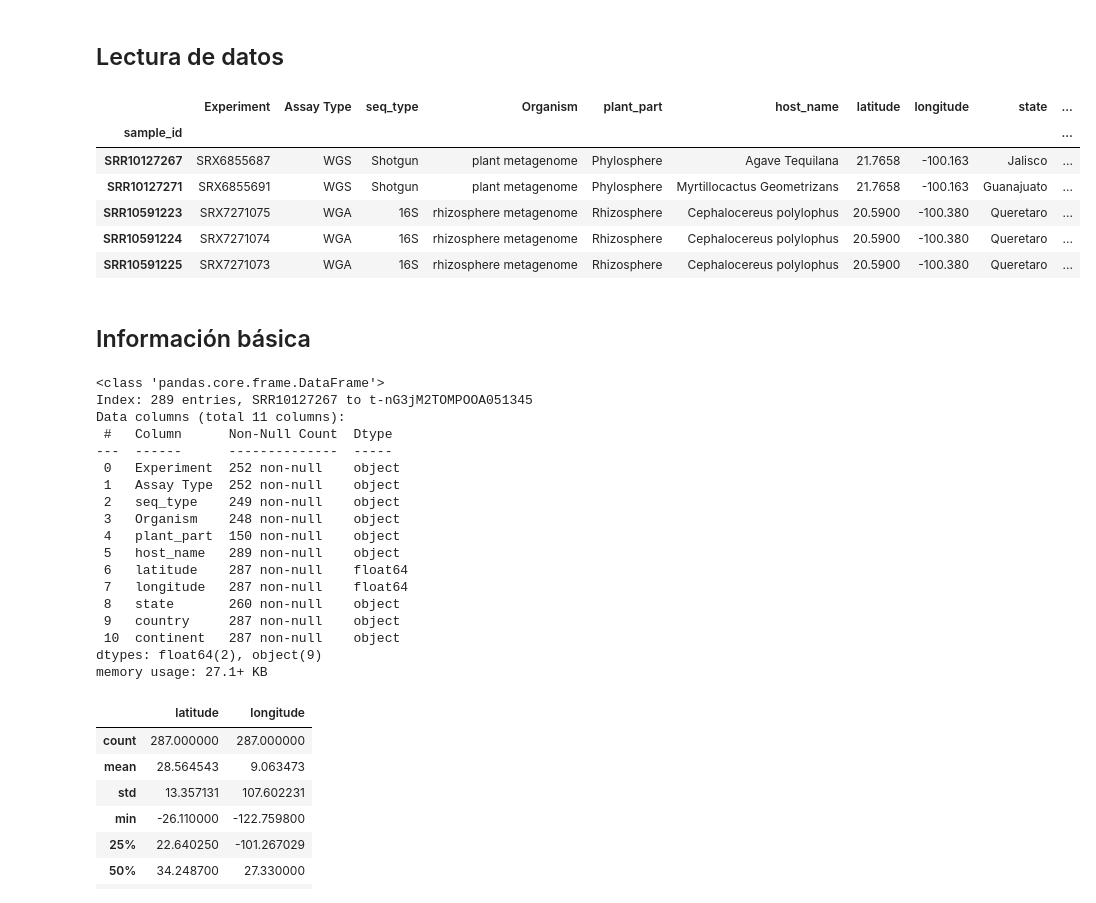
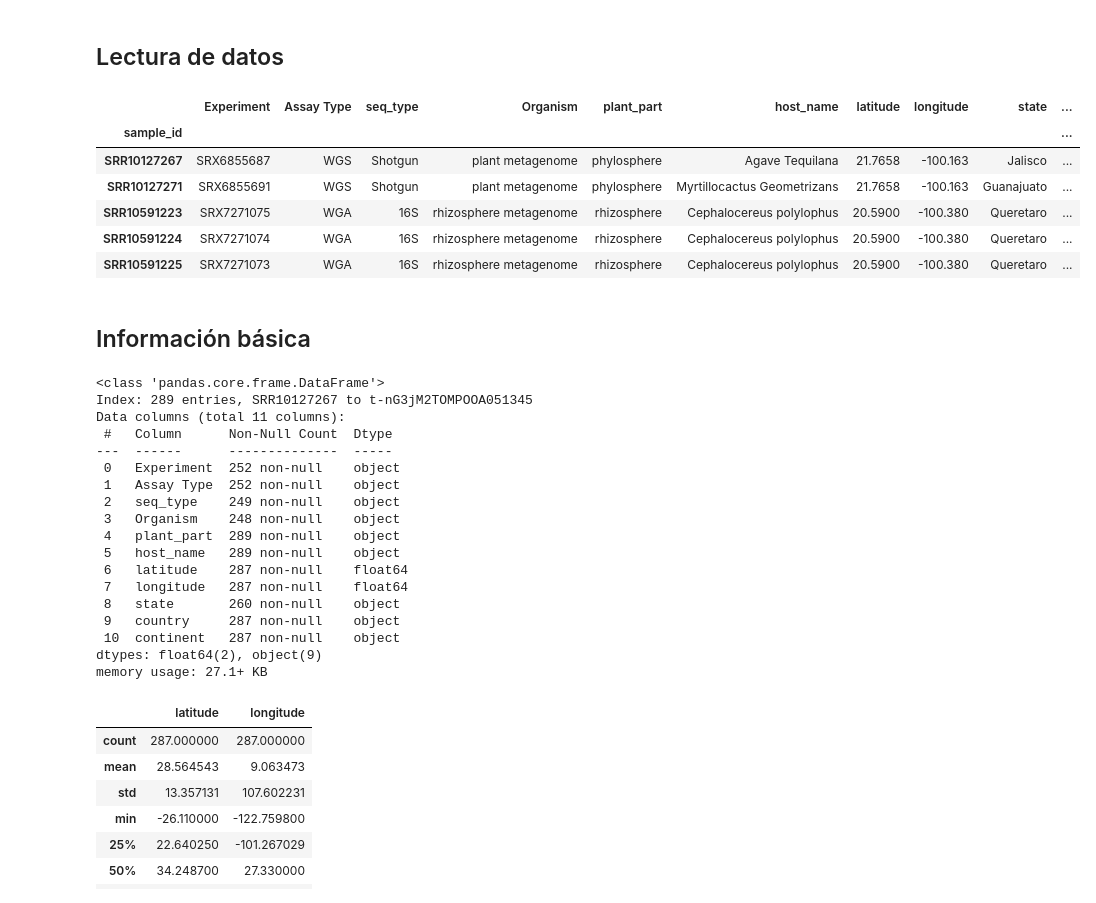
Before and after one commit to tipicanerd/RizosferaMexicana, a Jupyter notebook: AnalisisMetadata.ipynb, the cells around one changed output. Cells and saved outputs as stored; diff of their text form; code cells hidden in the pictures.

```diff
--- a/AnalisisMetadata.ipynb
+++ b/AnalisisMetadata.ipynb
@@ -18,15 +18,16 @@ from sklearn.decomposition import PCA
 data_path = "./data"
 # %%
 metadata = pd.read_csv(f"{data_path}/metadata_agave_clavi_solena - metadata.csv", index_col="sample_id")
+metadata["plant_part"] = metadata["plant_part"].apply(lambda x: str(x).lower())
 metadata.head()
 # %% [output]
 |  | Experiment | Assay Type | seq_type | Organism | plant_part | host_name | latitude | longitude | state | ... |
 | sample_id |  |  |  |  |  |  |  |  |  | ... |
-| SRR10127267 | SRX6855687 | WGS | Shotgun | plant metagenome | Phylosphere | Agave Tequilana | 21.7658 | -100.163 | Jalisco | ... |
-| SRR10127271 | SRX6855691 | WGS | Shotgun | plant metagenome | Phylosphere | Myrtillocactus Geometrizans | 21.7658 | -100.163 | Guanajuato | ... |
-| SRR10591223 | SRX7271075 | WGA | 16S | rhizosphere metagenome | Rhizosphere | Cephalocereus polylophus | 20.5900 | -100.380 | Queretaro | ... |
-| SRR10591224 | SRX7271074 | WGA | 16S | rhizosphere metagenome | Rhizosphere | Cephalocereus polylophus | 20.5900 | -100.380 | Queretaro | ... |
-| SRR10591225 | SRX7271073 | WGA | 16S | rhizosphere metagenome | Rhizosphere | Cephalocereus polylophus | 20.5900 | -100.380 | Queretaro | ... |
+| SRR10127267 | SRX6855687 | WGS | Shotgun | plant metagenome | phylosphere | Agave Tequilana | 21.7658 | -100.163 | Jalisco | ... |
+| SRR10127271 | SRX6855691 | WGS | Shotgun | plant metagenome | phylosphere | Myrtillocactus Geometrizans | 21.7658 | -100.163 | Guanajuato | ... |
+| SRR10591223 | SRX7271075 | WGA | 16S | rhizosphere metagenome | rhizosphere | Cephalocereus polylophus | 20.5900 | -100.380 | Queretaro | ... |
+| SRR10591224 | SRX7271074 | WGA | 16S | rhizosphere metagenome | rhizosphere | Cephalocereus polylophus | 20.5900 | -100.380 | Queretaro | ... |
+| SRR10591225 | SRX7271073 | WGA | 16S | rhizosphere metagenome | rhizosphere | Cephalocereus polylophus | 20.5900 | -100.380 | Queretaro | ... |
 # %% [markdown]
 ## Información básica
 # %%
@@ -41,7 +42,7 @@ Data columns (total 11 columns):
  1   Assay Type  252 non-null    object
  2   seq_type    249 non-null    object
  3   Organism    248 non-null    object
- 4   plant_part  150 non-null    object
+ 4   plant_part  289 non-null    object
  5   host_name   289 non-null    object
  6   latitude    287 non-null    float64
  7   longitude   287 non-null    float64
```
Also changed, not shown: parts of 15 cells of this notebook.
